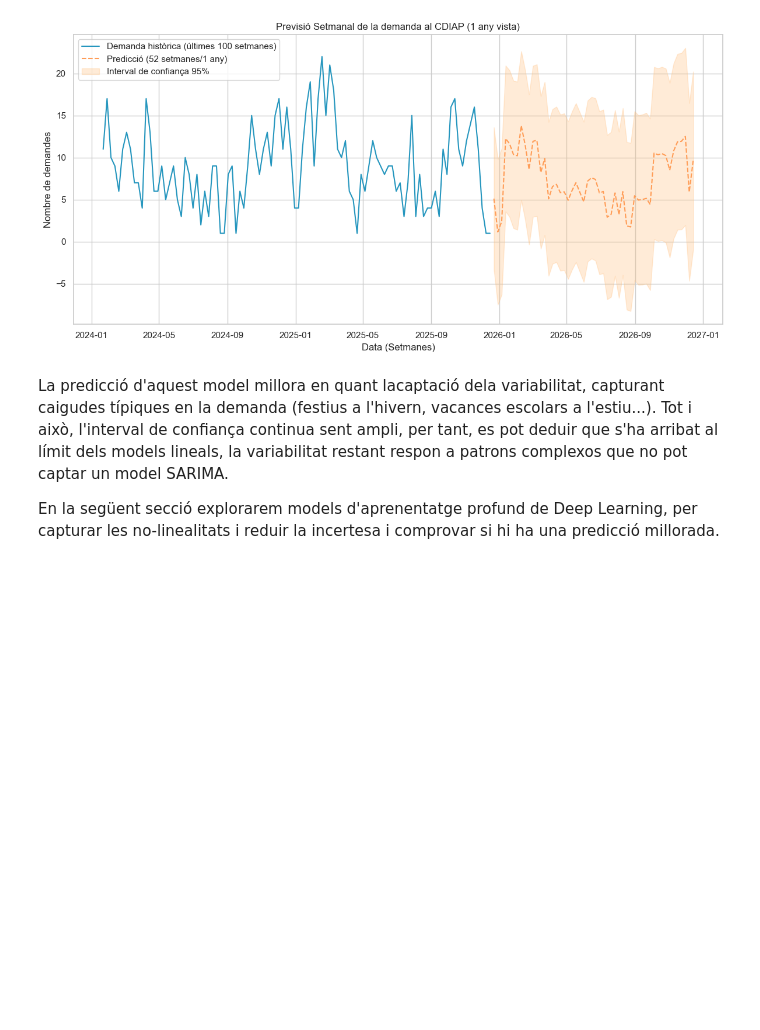
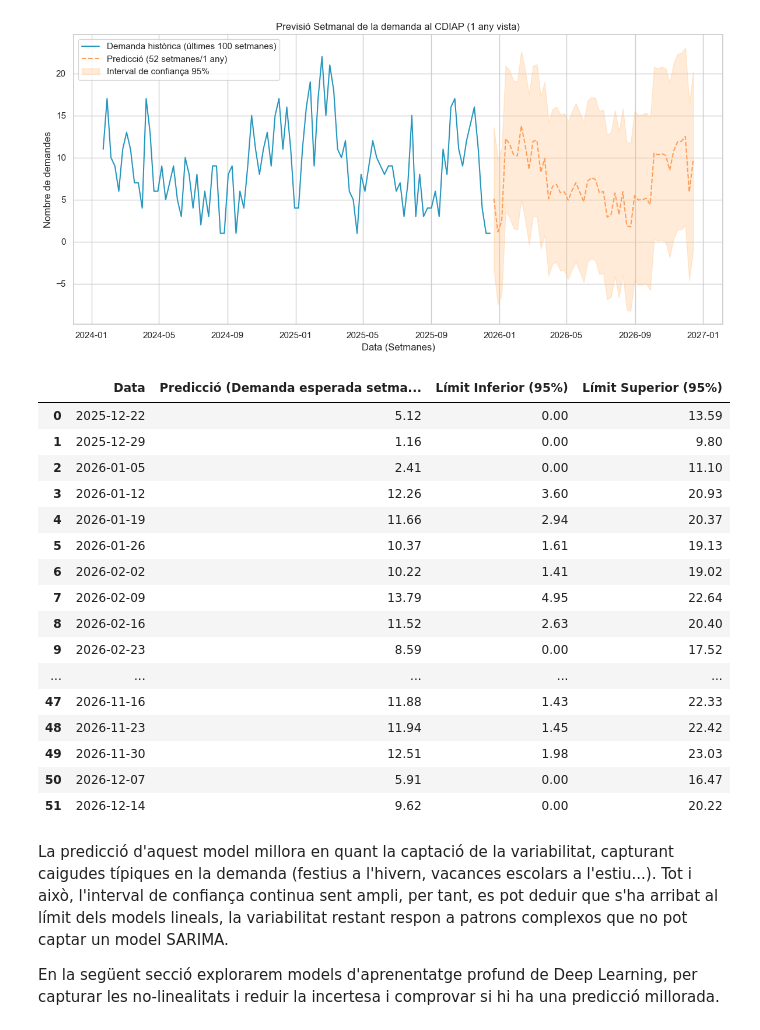
Before and after one commit to spoyg-uoc/TFM_DemandaCDIAP, a Jupyter notebook: 02_ARIMA_Models.ipynb, the cells around one changed output. Saved outputs shown, nothing was run; the diff lists cells and outputs as text; code cells hidden in the pictures; blank space fills up the shorter version.

```diff
--- a/02_ARIMA_Models.ipynb
+++ b/02_ARIMA_Models.ipynb
@@ -385,8 +395,42 @@ plt.tight_layout()
 plt.show()
 # %% [output]
 [figure]
+# %%
+# Creem un conjunt de dades amb les prediccions
+df_prediccions = pd.DataFrame({
+    "Data": forecast_mean.index,
+    "Predicció (Demanda esperada setmanal)": forecast_mean.values,
+    "Límit Inferior (95%)": forecast_ci.iloc[:, 0].values,
+    "Límit Superior (95%)": forecast_ci.iloc[:, 1].values
+})
+
+# Arrodonim els valors
+df_prediccions = df_prediccions.round(2)
+
+# Eliminem els límits inferiors negatius, no hi ha demandes a 0
+df_prediccions["Límit Inferior (95%)"] = df_prediccions["Límit Inferior (95%)"].clip(lower=0)
+
+df_prediccions
+# %% [output]
+|  | Data | Predicció (Demanda esperada setma... | Límit Inferior (95%) | Límit Superior (95%) |
+| 0 | 2025-12-22 | 5.12 | 0.00 | 13.59 |
+| 1 | 2025-12-29 | 1.16 | 0.00 | 9.80 |
+| 2 | 2026-01-05 | 2.41 | 0.00 | 11.10 |
+| 3 | 2026-01-12 | 12.26 | 3.60 | 20.93 |
+| 4 | 2026-01-19 | 11.66 | 2.94 | 20.37 |
+| 5 | 2026-01-26 | 10.37 | 1.61 | 19.13 |
+| 6 | 2026-02-02 | 10.22 | 1.41 | 19.02 |
+| 7 | 2026-02-09 | 13.79 | 4.95 | 22.64 |
+| 8 | 2026-02-16 | 11.52 | 2.63 | 20.40 |
+| 9 | 2026-02-23 | 8.59 | 0.00 | 17.52 |
+| ... | ... | ... | ... | ... |
+| 47 | 2026-11-16 | 11.88 | 1.43 | 22.33 |
+| 48 | 2026-11-23 | 11.94 | 1.45 | 22.42 |
+| 49 | 2026-11-30 | 12.51 | 1.98 | 23.03 |
+| 50 | 2026-12-07 | 5.91 | 0.00 | 16.47 |
+| 51 | 2026-12-14 | 9.62 | 0.00 | 20.22 |
 # %% [markdown]
-La predicció d'aquest model millora en quant lacaptació dela variabilitat, capturant caigudes típiques en la demanda (festius a l'hivern, vacances escolars a l'estiu...).
+La predicció d'aquest model millora en quant la captació de la variabilitat, capturant caigudes típiques en la demanda (festius a l'hivern, vacances escolars a l'estiu...).
 Tot i això, l'interval de confiança continua sent ampli, per tant, es pot deduir que s'ha arribat al límit dels models lineals, la variabilitat restant respon a patrons complexos que no pot captar un model SARIMA.
 
 En la següent secció explorarem models d'aprenentatge profund de Deep Learning, per capturar les no-linealitats i reduir la incertesa i comprovar si hi ha una predicció millorada.
```
Also changed, not shown: parts of 3 cells of this notebook.
